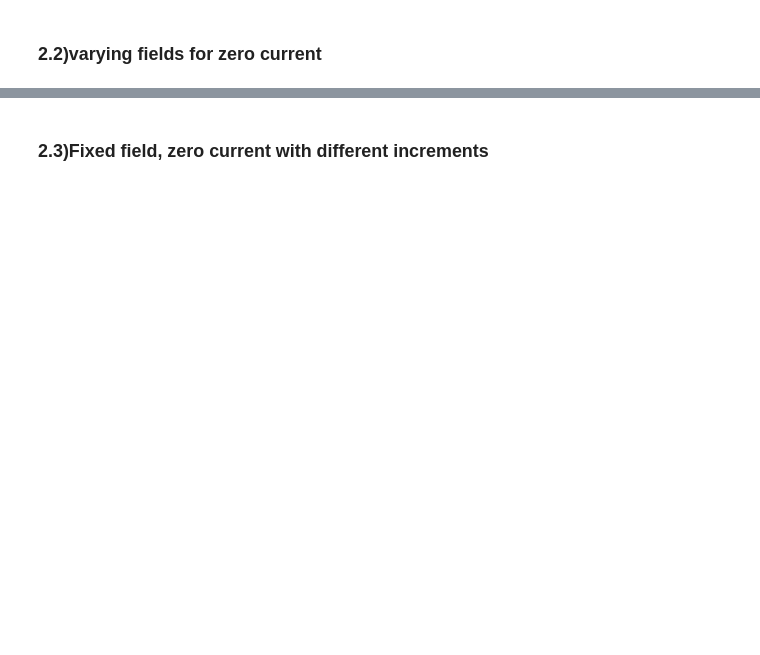
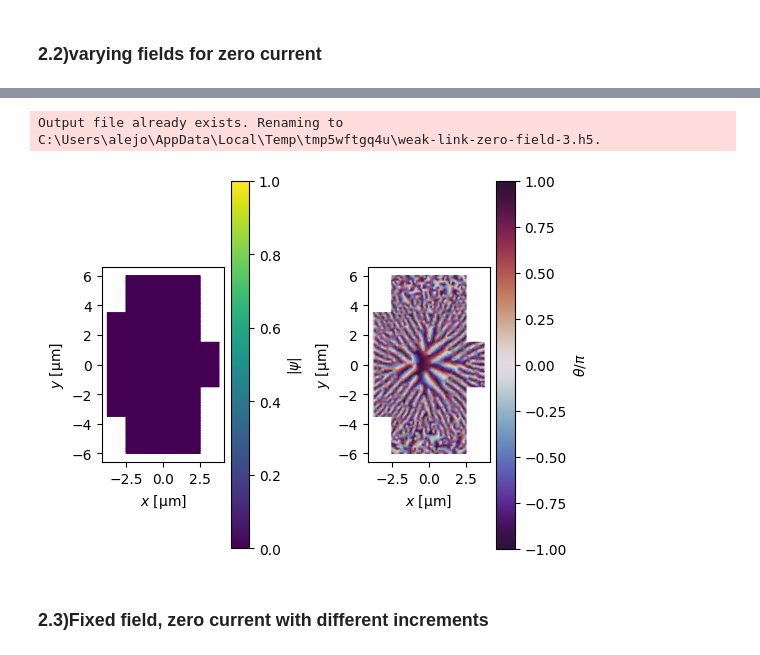
Before and after one commit to AlejoProjects/diode_effect, a Jupyter notebook: proyecto_electro2.ipynb, the cells around one changed output, grey strips where cells are left out. Cells and saved outputs as stored; diff of their text form; code cells hidden in the pictures; blank space fills up the shorter version.

```diff
--- a/proyecto_electro2.ipynb
+++ b/proyecto_electro2.ipynb
@@ -124,6 +161,9 @@ fig, axes = zero_current_solution_3.plot_order_parameter(figsize=(5.5, 4))
 # %%
 zero_current_solution_4 =  df.default_solution(device_fast, "weak-link-zero-field.h5",vector_potential=3)
-fig, axes = zero_current_solution_4.plot_order_parameter(figsize=(5.5, 4))
+fig, axes = zero_current_solution_4.plot_order_parameter(figsize=(10, 4))
+# %% [output]
+Output file already exists. Renaming to C:\Users\alejo\AppData\Local\Temp\tmp5wftgq4u\weak-link-zero-field-3.h5.
+[figure, added]
 # %%
 #if MAKE_ANIMATIONS:
 #    zero_current_solution_video = df.make_video_from_solution(
```
Also changed, not shown: parts of 13 cells of this notebook, 3 other files.
